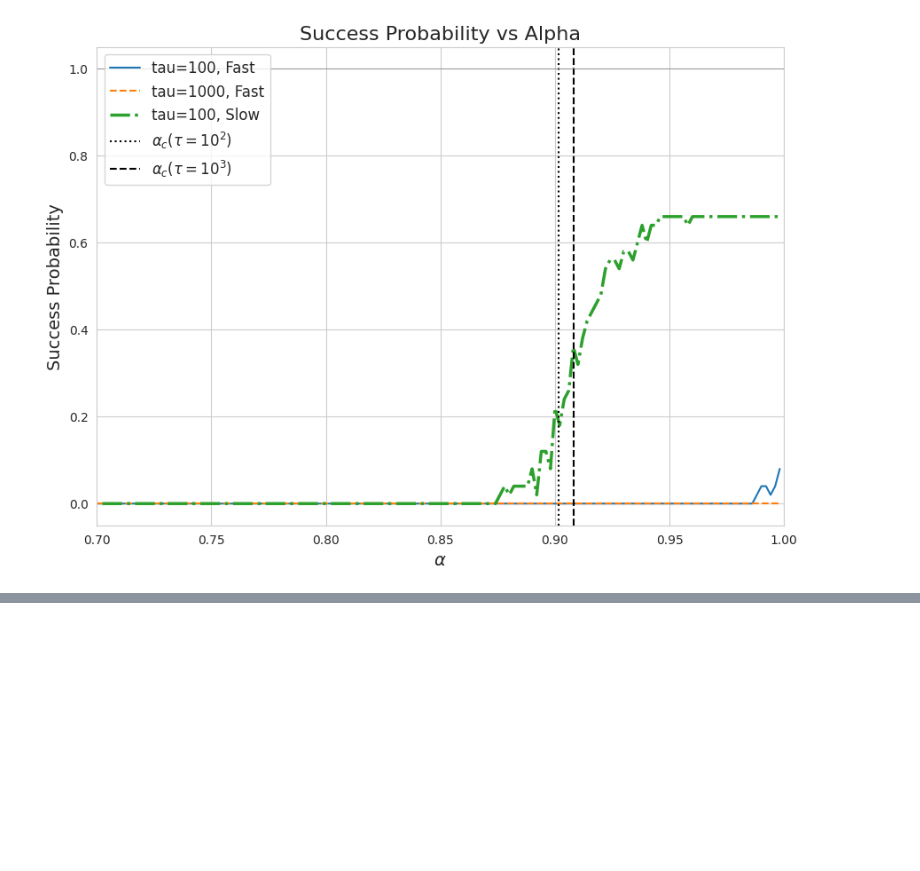
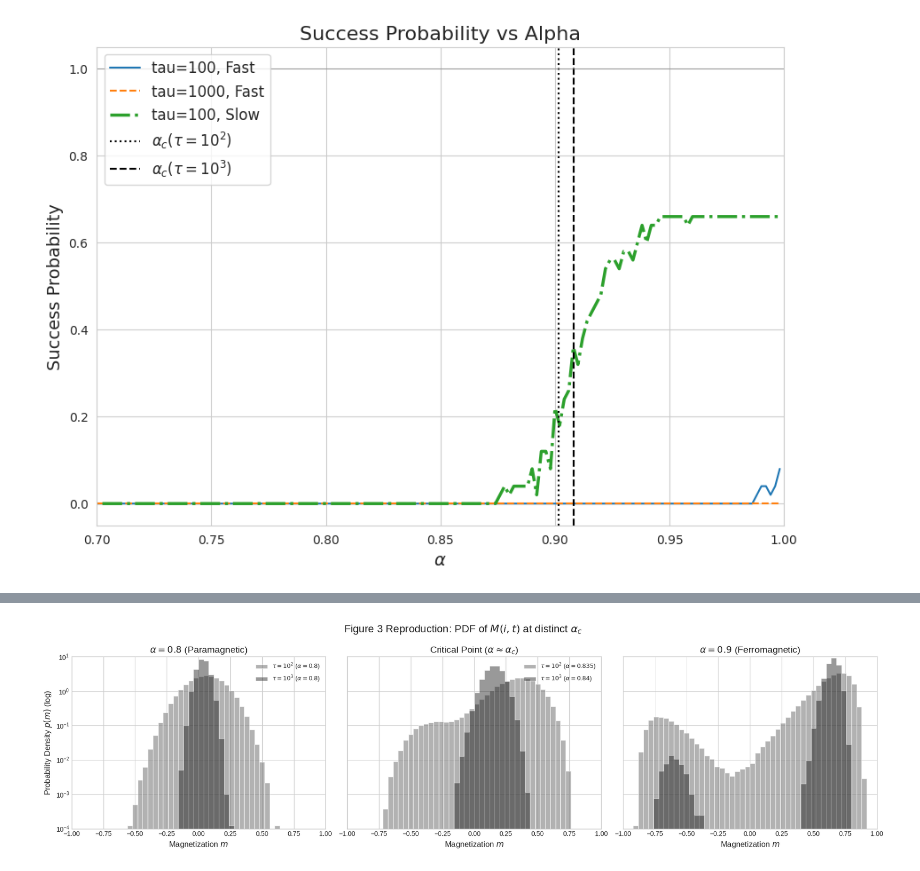
Before and after one commit to LABO-M/aco-on-spinglass, a Jupyter notebook: src/reproduce/plot.ipynb, the cells around one changed output, grey strips where cells are left out. Cells and saved outputs as stored; diff of their text form; code cells hidden in the pictures; blank space fills up the shorter version.

```diff
--- a/src/reproduce/plot.ipynb
+++ b/src/reproduce/plot.ipynb
@@ -96,0 +176,77 @@ Fig 4 Data Loaded.
+# %%
+import pandas as pd
+import matplotlib.pyplot as plt
+import numpy as np
+
+# Julia側で指定した値をここにも設定してください
+ALPHA_C_TAU100  = 0.835
+ALPHA_C_TAU1000 = 0.84  # 必要に応じて変更
+
+def plot_figure3_overlay(csv_path):
+    try:
+        df = pd.read_csv(csv_path)
+    except FileNotFoundError:
+        print("CSVファイルが見つかりません。Juliaコードを実行してください。")
+        return
+
+    # 3つのプロット条件を定義
+    # (タイトル, tau=100の抽出alpha, tau=1000の抽出alpha)
+    conditions = [
+        (r'$\alpha = 0.8$ (Paramagnetic)', 0.8, 0.8),
+        (r'Critical Point ($\alpha \approx \alpha_c$)', ALPHA_C_TAU100, ALPHA_C_TAU1000),
+        (r'$\alpha = 0.9$ (Ferromagnetic)', 0.9, 0.9)
+    ]
+
+    fig, axes = plt.subplots(1, 3, figsize=(18, 5), sharey=True)
+    plt.subplots_adjust(wspace=0.1)
+
+    # 共通設定
+    bins = 50
+    range_lim = (-1.0, 1.0)
+
+    for i, (title, target_100, target_1000) in enumerate(conditions):
+        ax = axes[i]
+
+        # --- tau=100 のデータ抽出 ---
+        # alpha が target_100 に近いデータを抽出
+        data_100 = df[
+            (df['tau'] == 100) &
+            (np.isclose(df['alpha_target'], target_100, atol=1e-4))
+        ]['magnetization']
+
+        # --- tau=1000 のデータ抽出 ---
+        # alpha が target_1000 に近いデータを抽出
+        data_1000 = df[
+            (df['tau'] == 1000) &
+            (np.isclose(df['alpha_target'], target_1000, atol=1e-4))
+        ]['magnetization']
+
+        # ヒストグラムの描画
+        # tau=100: グレー
+        ax.hist(data_100, bins=bins, range=range_lim, density=True, log=True,
+                color='gray', alpha=0.6, label=r'$\tau=10^2$ ' + f'($\\alpha={target_100}$)')
+
+        # tau=1000: 黒（透過）
+        ax.hist(data_1000, bins=bins, range=range_lim, density=True, log=True,
+                color='black', alpha=0.4, histtype='stepfilled',
+                label=r'$\tau=10^3$ ' + f'($\\alpha={target_1000}$)')
+
+        ax.set_title(title, fontsize=14)
+        ax.set_xlabel('Magnetization $m$', fontsize=12)
+        ax.set_xlim(-1.0, 1.0)
+        ax.set_ylim(1e-4, 10) # ログスケールの範囲調整
+
+        if i == 0:
+            ax.set_ylabel('Probability Density $p(m)$ (log)', fontsize=12)
+            ax.legend(loc='upper right', fontsize=9)
+        elif i == 1:
+             ax.legend(loc='upper right', fontsize=9) # 中央にも凡例を表示（異なるalphaを確認するため）
+
+    plt.suptitle("Figure 3 Reproduction: PDF of $M(i,t)$ at distinct $\\alpha_c$", fontsize=16)
+    plt.tight_layout()
+    plt.show()
+
+# 実行
+plot_figure3_overlay('figure3_data_custom.csv')
+# %% [output]
+[figure, added]
```
Also changed, not shown: parts of 4 cells of this notebook, 23 other files.
